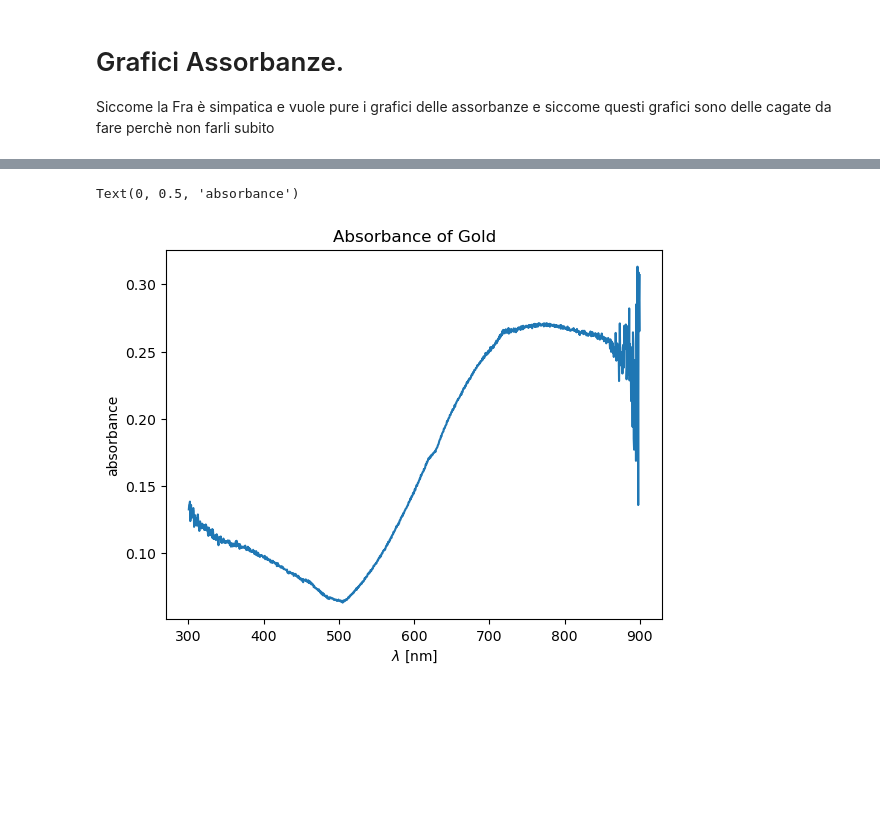
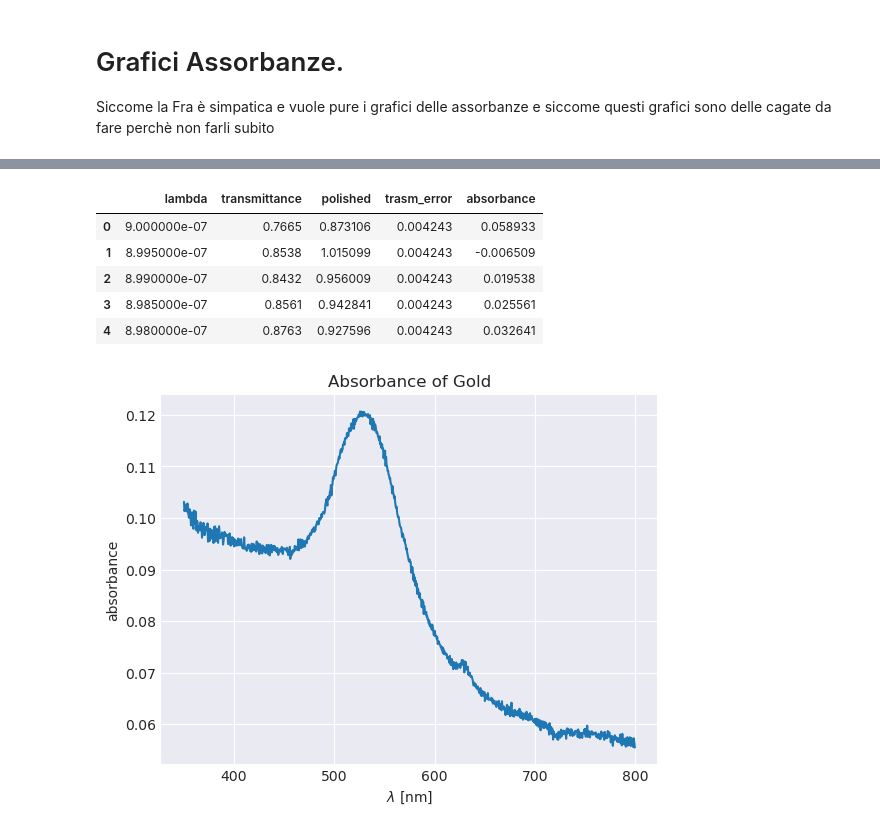
Before and after one commit to RandDouble/lab_mat, a Jupyter notebook: absorbance_graph.ipynb, the cells around one changed output, grey strips where cells are left out. Saved outputs shown, nothing was run; the diff lists cells and outputs as text; code cells hidden in the pictures; blank space fills up the shorter version.

```diff
--- a/absorbance_graph.ipynb
+++ b/absorbance_graph.ipynb
@@ -10,4 +10,4 @@ import pandas as pd
 def absorbance_from_transmittance(x):
     return -np.log10(x)
 
-names = ("lambda", "transmittance")
+plt.style.use("seaborn-v0_8-darkgrid")
@@ -38,0 +18,3 @@ oro_vetro_vetro.head()
+# %%
+data_1 = pd.read_csv("./data/31-05_spettrofotometro/ELAB/Oro1_Vetro_1.csv")
+data_1.head()
@@ -39,8 +28,22 @@ oro_vetro_vetro.head()
+# %%
+data_1["absorbance"] = absorbance_from_transmittance(data_1["polished"])
+
+data_1.head()
+# %% [output]
+|  | lambda | transmittance | polished | trasm_error | absorbance |
+| 0 | 9.000000e-07 | 0.7665 | 0.873106 | 0.004243 | 0.058933 |
+| 1 | 8.995000e-07 | 0.8538 | 1.015099 | 0.004243 | -0.006509 |
+| 2 | 8.990000e-07 | 0.8432 | 0.956009 | 0.004243 | 0.019538 |
+| 3 | 8.985000e-07 | 0.8561 | 0.942841 | 0.004243 | 0.025561 |
+| 4 | 8.980000e-07 | 0.8763 | 0.927596 | 0.004243 | 0.032641 |
 # %%
-plt.plot("lambda", "absorbance", data = oro_vetro_vetro[oro_vetro_vetro["lambda"] > 300])
-plt.title("Absorbance of Gold")
-plt.xlabel(r"$\lambda$ [nm]")
-plt.ylabel("absorbance")
+def graph(dat):
+    filtered = dat[(dat["lambda"] > 300e-9) & (dat["lambda"] < 800e-9)]
+    plt.plot(filtered["lambda"] * 1e9, filtered["absorbance"])
+    plt.title("Absorbance of Gold")
+    plt.xlabel(r"$\lambda$ [nm]")
+    plt.ylabel("absorbance")
+
+graph(data_1)
 # %% [output]
-Text(0, 0.5, 'absorbance')
-[figure, old version]
+[figure, new version]
```
Also changed, not shown: parts of 17 cells of this notebook.
